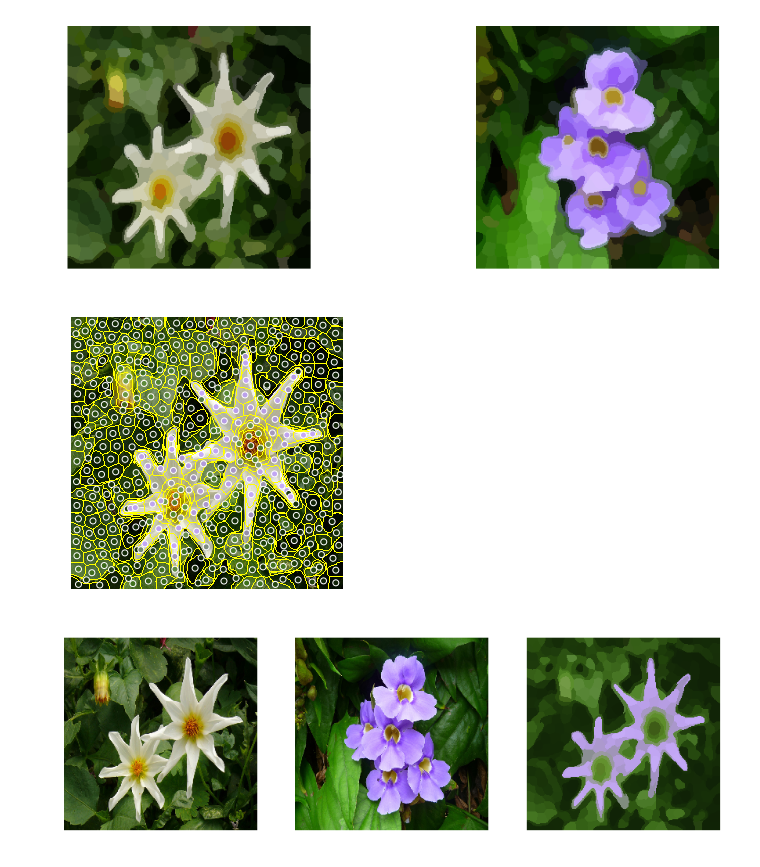
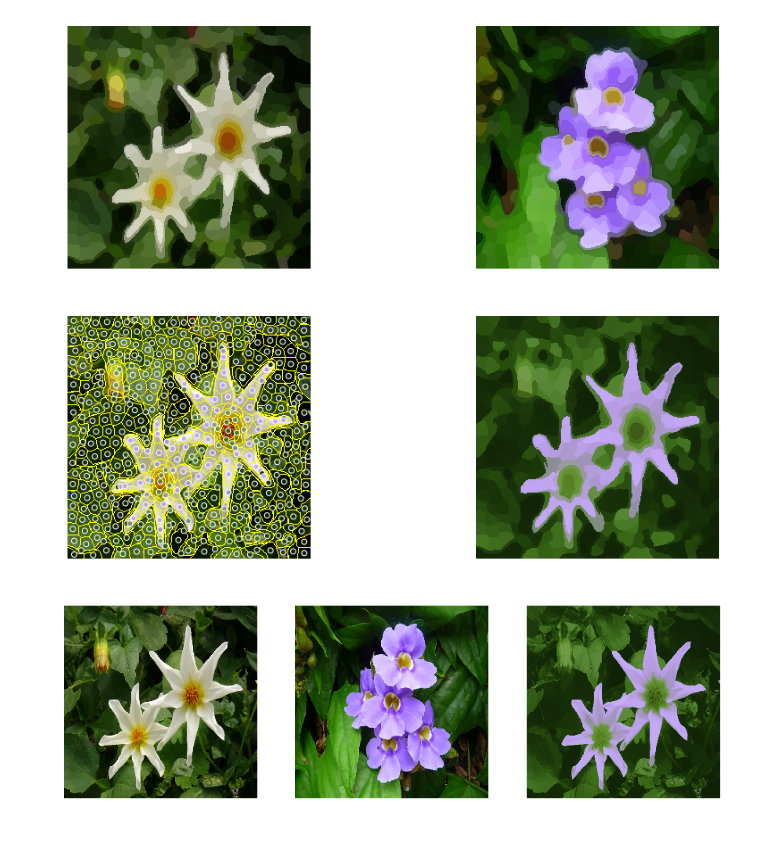
Before and after one commit to rpetit/color-transfer, a Jupyter notebook: color_ot.ipynb, the cells around one changed output. Cells and saved outputs as stored; diff of their text form; code cells hidden in the pictures.

Commit message:
first color transfer version

```diff
--- a/color_ot.ipynb
+++ b/color_ot.ipynb
@@ -66,15 +76,20 @@ ax2.axis("off");
 # transport map computation
 transport_map = compute_transport_map(u, v)
 # %%
-# synthesized features display
-fig, ax = plt.subplots(1, 1, figsize=(15, 5))
+# color transfer result (super-pixel scale)
+fig, (ax1, ax2) = plt.subplots(1, 2, figsize=(15, 5))
 
-ax.imshow(mark_boundaries(u.array, u.segments))
-ax.scatter([u.clusters[cluster_idx]['spatial_mean'][1] for cluster_idx in range(len(u.clusters))],
-           [u.clusters[cluster_idx]['spatial_mean'][0] for cluster_idx in range(len(u.clusters))],
-           facecolor=[transport_map[cluster_idx] for cluster_idx in range(len(u.clusters))],
+ax1.imshow(mark_boundaries(u.array, u.segments))
+ax1.scatter([u.clusters[cluster_idx]['spatial_mean'][1] * u.array.shape[1]
+            for cluster_idx in range(len(u.clusters))],
+           [u.clusters[cluster_idx]['spatial_mean'][0] * u.array.shape[0]
+            for cluster_idx in range(len(u.clusters))],
+           facecolor=[transport_map[cluster_idx]
+                      for cluster_idx in range(len(u.clusters))],
            edgecolor='white')
+ax1.axis('off')
 
-ax.axis('off');
+ax2.imshow(transport_map[u.segments])
+ax2.axis('off');
 # %% [output]
-[figure, old version]
+[figure, new version]
@@ -81,10 +99,5 @@ ax.axis('off');
 # %%
-# color transfer result display
-synthesized_array = np.zeros_like(u.array)
-for i in range(u.array.shape[0]):
-    for j in range(u.array.shape[1]):
-        synthesized_array[i, j] = transport_map[u.segments[i, j]]
-
+# color transfer result (original scale)
 fig, (ax1, ax2, ax3) = plt.subplots(1, 3, figsize=(15, 5))
 
 ax1.imshow(u.array)
@@ -93,7 +106,7 @@ ax1.axis('off')
 ax2.imshow(v.array)
 ax2.axis('off')
 
-ax3.imshow(synthesized_array)
+ax3.imshow(synthesized_image)
 ax3.axis('off');
 # %% [output]
-[figure, old version]
+[figure, new version]
```
Also changed, not shown: parts of 3 cells of this notebook, 2 other files.
